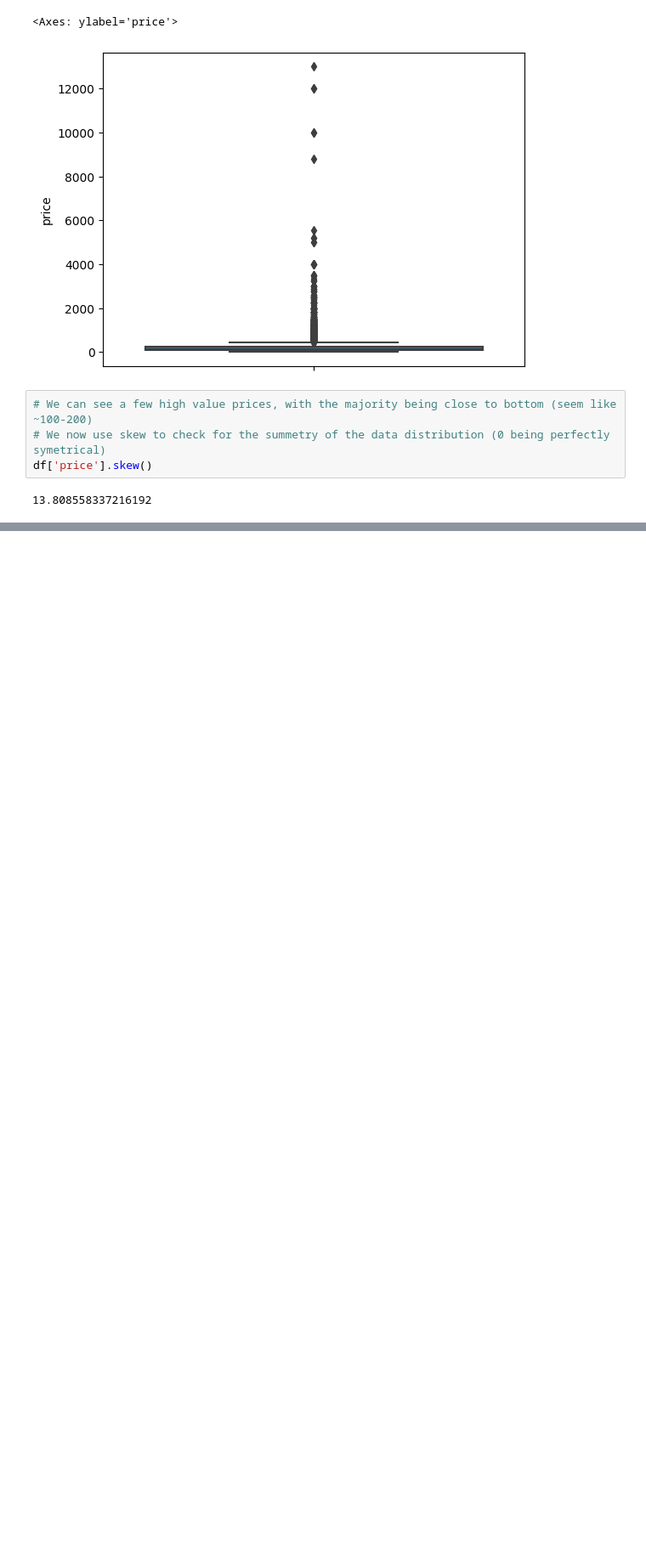
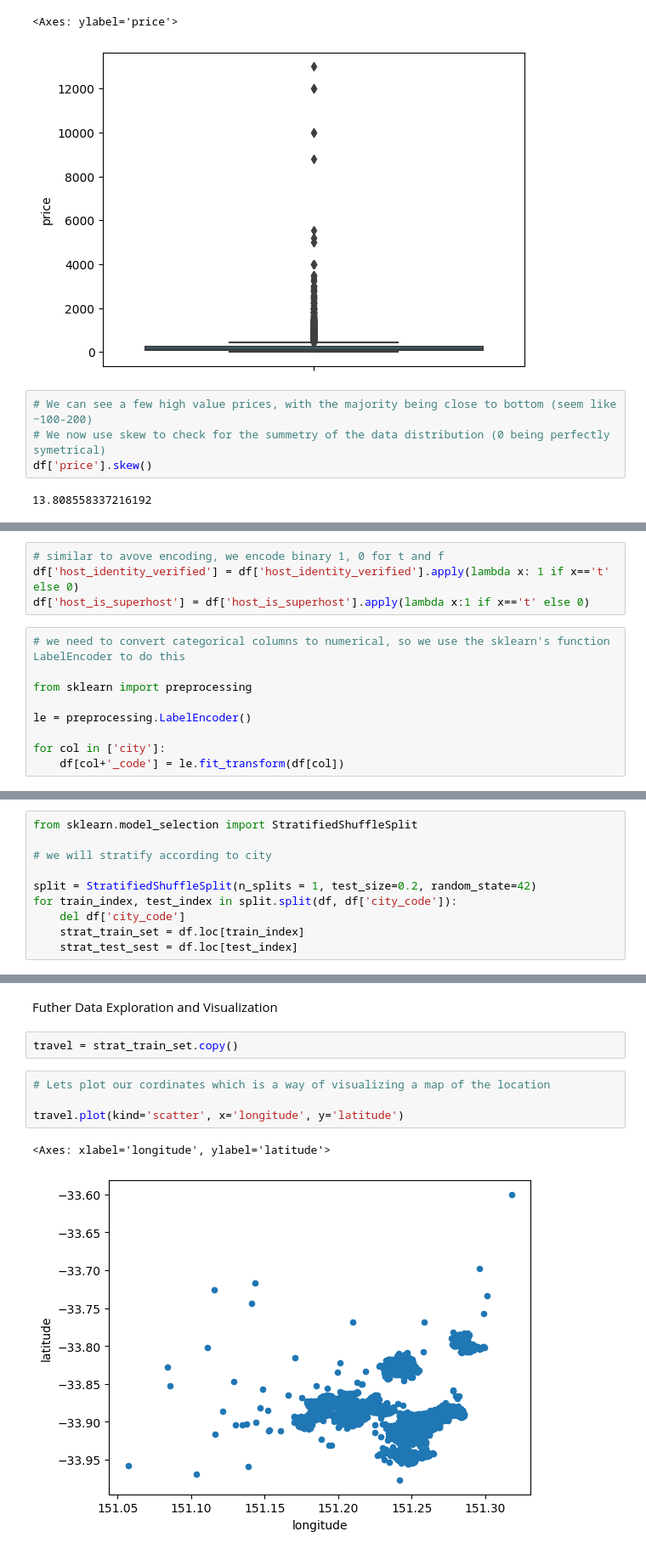
Before and after one commit to lugastyan/ML-portofolio, a Jupyter notebook: predict-airbnb-prices-in-sydney.ipynb, the cells around one changed output, grey strips where cells are left out. Shown at 85% size. Saved outputs shown, nothing was run; the diff lists cells and outputs as text; blank space fills up the shorter version.

```diff
--- a/predict-airbnb-prices-in-sydney.ipynb
+++ b/predict-airbnb-prices-in-sydney.ipynb
@@ -179,0 +393,13 @@ df['price'].skew()
+# %%
+# similar to avove encoding, we encode binary 1, 0 for t and f
+df['host_identity_verified'] = df['host_identity_verified'].apply(lambda x: 1 if x=='t' else 0)
+df['host_is_superhost'] = df['host_is_superhost'].apply(lambda x:1 if x=='t' else 0)
+# %%
+# we need to convert categorical columns to numerical, so we use the sklearn's function LabelEncoder to do this
+
+from sklearn import preprocessing
+
+le = preprocessing.LabelEncoder()
+
+for col in ['city']:
+    df[col+'_code'] = le.fit_transform(df[col])
@@ -179,0 +417,10 @@ df['price'].skew()
+# %%
+from sklearn.model_selection import StratifiedShuffleSplit
+
+# we will stratify according to city
+
+split = StratifiedShuffleSplit(n_splits = 1, test_size=0.2, random_state=42)
+for train_index, test_index in split.split(df, df['city_code']):
+    del df['city_code']
+    strat_train_set = df.loc[train_index]
+    strat_test_sest = df.loc[test_index]
@@ -179,0 +452,11 @@ df['price'].skew()
+# %% [markdown]
+Futher Data Exploration and Visualization
+# %%
+travel = strat_train_set.copy()
+# %%
+# Lets plot our cordinates which is a way of visualizing a map of the location
+
+travel.plot(kind='scatter', x='longitude', y='latitude')
+# %% [output]
+<Axes: xlabel='longitude', ylabel='latitude'>
+[figure, added]
```
Also changed, not shown: parts of 44 cells of this notebook.
